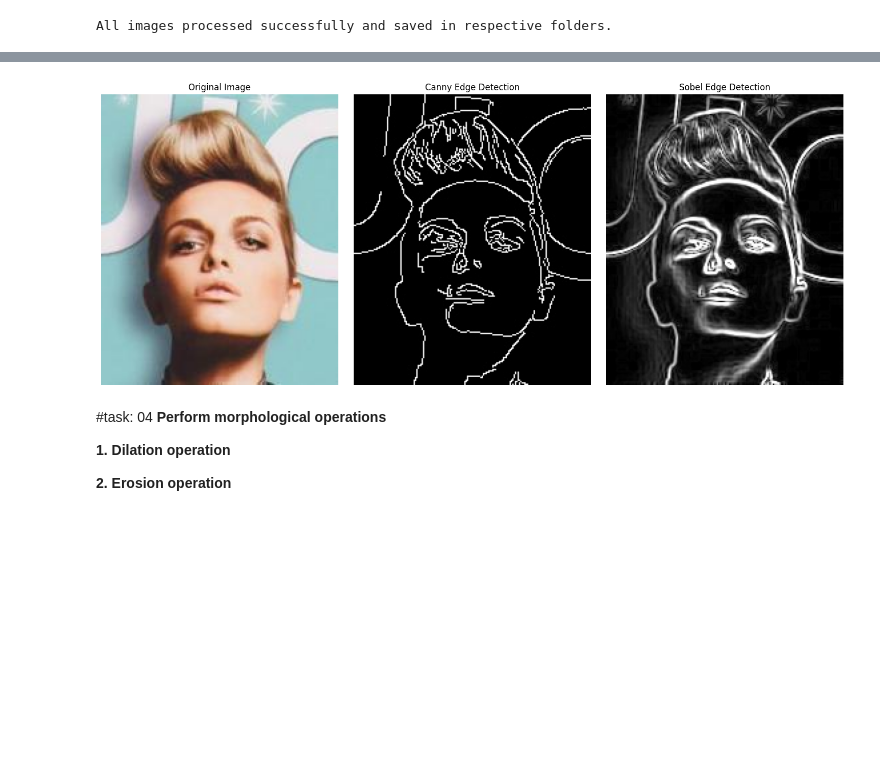
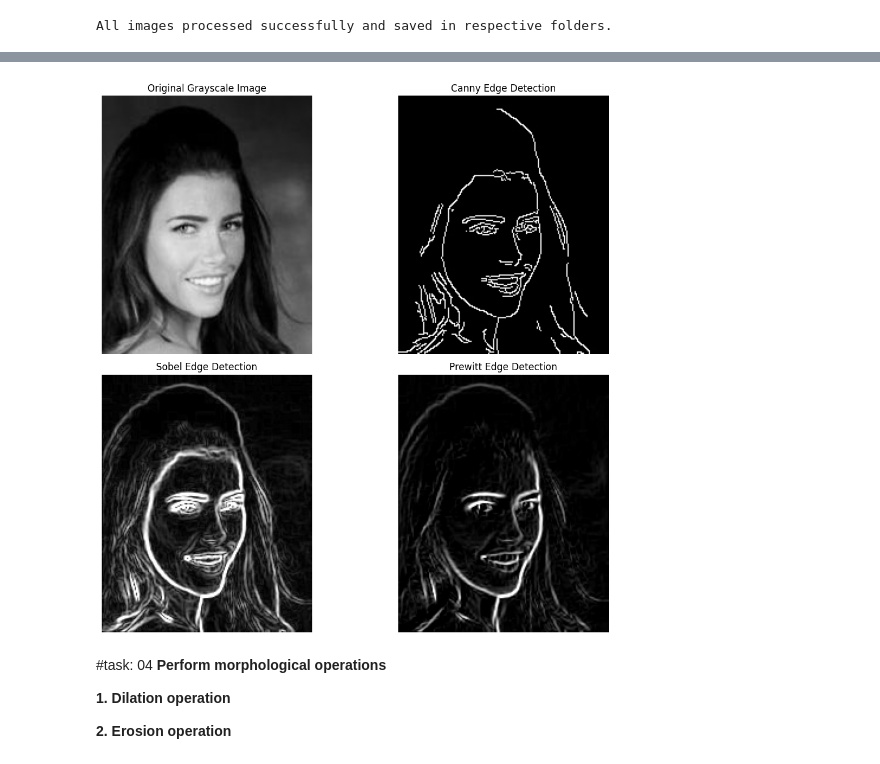
Before and after one commit to badhanamitroy/DIPlabworks, a Jupyter notebook: DIP_Lab_Mid_Works.ipynb, the cells around one changed output, grey strips where cells are left out. Drawn from its saved outputs; the diff is of its cells as text; code cells hidden in the pictures; blank space fills up the shorter version.

```diff
--- a/DIP_Lab_Mid_Works.ipynb
+++ b/DIP_Lab_Mid_Works.ipynb
@@ -166,12 +166,16 @@ Task: Perform Edge Detection Operations
 # %%
+# Import Libraries
+
 # Input and output directories
-input_folder = '/content/drive/MyDrive/Colab Notebooks/DIP-lab-works/100Real-Human-Face'
+input_folder = '/content/drive/MyDrive/Colab Notebooks/DIP-lab-works/Output_Grayscale'
 canny_folder = '/content/drive/MyDrive/Colab Notebooks/DIP-lab-works/Output_Canny'
 sobel_folder = '/content/drive/MyDrive/Colab Notebooks/DIP-lab-works/Output_Sobel'
+prewitt_folder = '/content/drive/MyDrive/Colab Notebooks/DIP-lab-works/Output_Prewitt'
 
 # Create output folders if not exist
 os.makedirs(canny_folder, exist_ok=True)
 os.makedirs(sobel_folder, exist_ok=True)
+os.makedirs(prewitt_folder, exist_ok=True)
 
 # Process each image
 for filename in os.listdir(input_folder):
@@ -190,37 +194,63 @@ for filename in os.listdir(input_folder):
         sobel = cv2.convertScaleAbs(sobel)
         cv2.imwrite(os.path.join(sobel_folder, filename), sobel)
 
-print("Edge detection completed successfully and saved in respective folders.")
+        # Prewitt Edge Detection
+        kernelx = np.array([[1, 0, -1],
+                            [1, 0, -1],
+                            [1, 0, -1]], dtype=np.float32)
+
+        kernely = np.array([[1, 1, 1],
+                            [0, 0, 0],
+                            [-1, -1, -1]], dtype=np.float32)
+
+        prewittx = cv2.filter2D(img, -1, kernelx)
+        prewitty = cv2.filter2D(img, -1, kernely)
+        prewitt = cv2.magnitude(prewittx.astype(np.float32), prewitty.astype(np.float32))
+        prewitt = cv2.convertScaleAbs(prewitt)
+        cv2.imwrite(os.path.join(prewitt_folder, filename), prewitt)
+
+print("Edge detection (Canny, Sobel, Prewitt) completed successfully and saved in respective folders.")
 
 # Choose one random image
-random_filename = random.choice([f for f in os.listdir(input_folder) if f.endswith(('.jpg', '.png', '.jpeg'))])
-print("Selected Image:", random_filename)
+image_files = [f for f in os.listdir(input_folder) if f.endswith(('.jpg', '.png', '.jpeg'))]
+if not image_files:
+    print("No grayscale images found in input folder.")
+else:
+    random_filename = random.choice(image_files)
+    print("Selected Image:", random_filename)
 
-# Paths
-original_path = os.path.join(input_folder, random_filename)
-canny_path = os.path.join(canny_folder, random_filename)
-sobel_path = os.path.join(sobel_folder, random_filename)
+    # Paths
+    original_path = os.path.join(input_folder, random_filename)
+    canny_path = os.path.join(canny_folder, random_filename)
+    sobel_path = os.path.join(sobel_folder, random_filename)
+    prewitt_path = os.path.join(prewitt_folder, random_filename)
 
-# Read images
-original = mpimg.imread(original_path)
-canny = mpimg.imread(canny_path)
-sobel = mpimg.imread(sobel_path)
+    # Read images
+    original = mpimg.imread(original_path)
+    canny = mpimg.imread(canny_path)
+    sobel = mpimg.imread(sobel_path)
+    prewitt = mpimg.imread(prewitt_path)
 
-# Display all in 1 row
-fig, axes = plt.subplots(1, 3, figsize=(15, 6))
+    # Display all in 1 row
+    fig, axes = plt.subplots(2, 2, figsize=(12, 10))
 
-axes[0].imshow(original)
-axes[0].set_title("Original Image")
-axes[0].axis('off')
+    axes[0, 0].imshow(original, cmap='gray')
+    axes[0, 0].set_title("Original Grayscale Image")
+    axes[0, 0].axis('off')
 
-axes[1].imshow(canny, cmap='gray')
-axes[1].set_title("Canny Edge Detection")
-axes[1].axis('off')
+    axes[0, 1].imshow(canny, cmap='gray')
+    axes[0, 1].set_title("Canny Edge Detection")
+    axes[0, 1].axis('off')
 
-axes[2].imshow(sobel, cmap='gray')
-axes[2].set_title("Sobel Edge Detection")
-axes[2].axis('off')
+    axes[1, 0].imshow(sobel, cmap='gray')
+    axes[1, 0].set_title("Sobel Edge Detection")
+    axes[1, 0].axis('off')
 
-plt.tight_layout()
-plt.show()
+    axes[1, 1].imshow(prewitt, cmap='gray')
+    axes[1, 1].set_title("Prewitt Edge Detection")
+    axes[1, 1].axis('off')
+
+
+    plt.tight_layout()
+    plt.show()
 # %% [output]
@@ -229,4 +259,4 @@ Selected Image: 000005.jpg
-[figure, old version]
+[figure, new version]
 # %% [markdown]
 #task: 04
 **Perform morphological operations**
```
Also changed, not shown: parts of 8 cells of this notebook.
